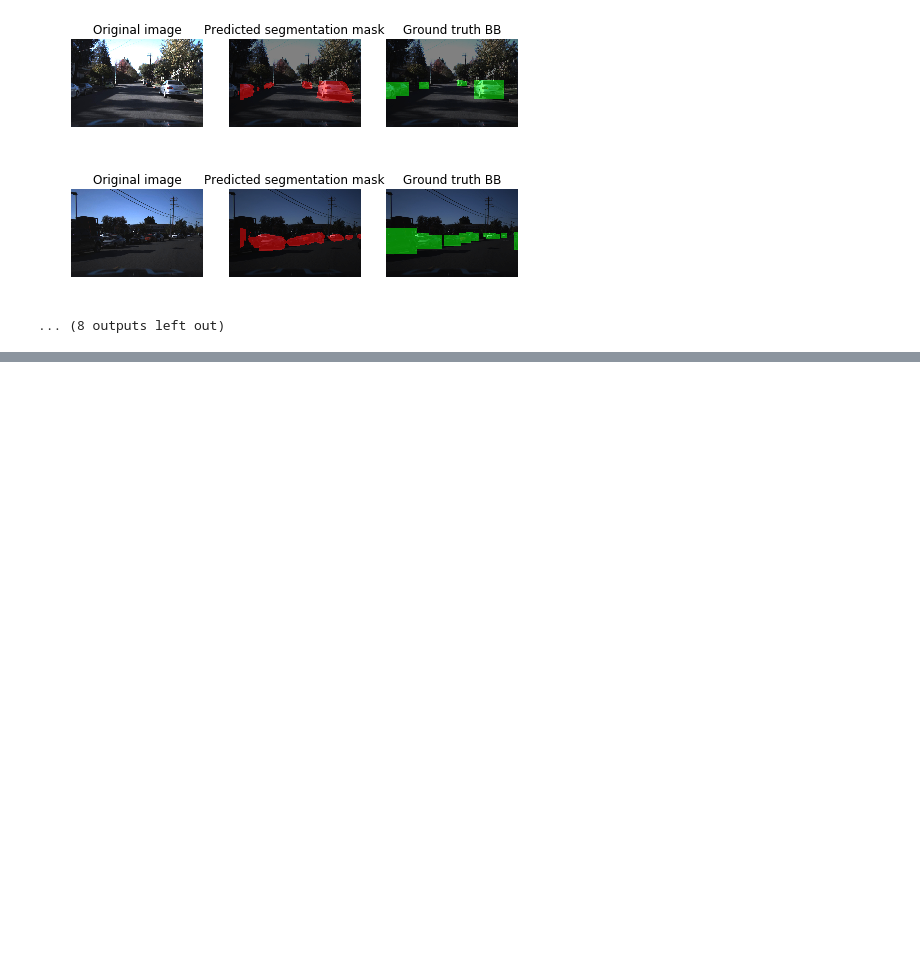
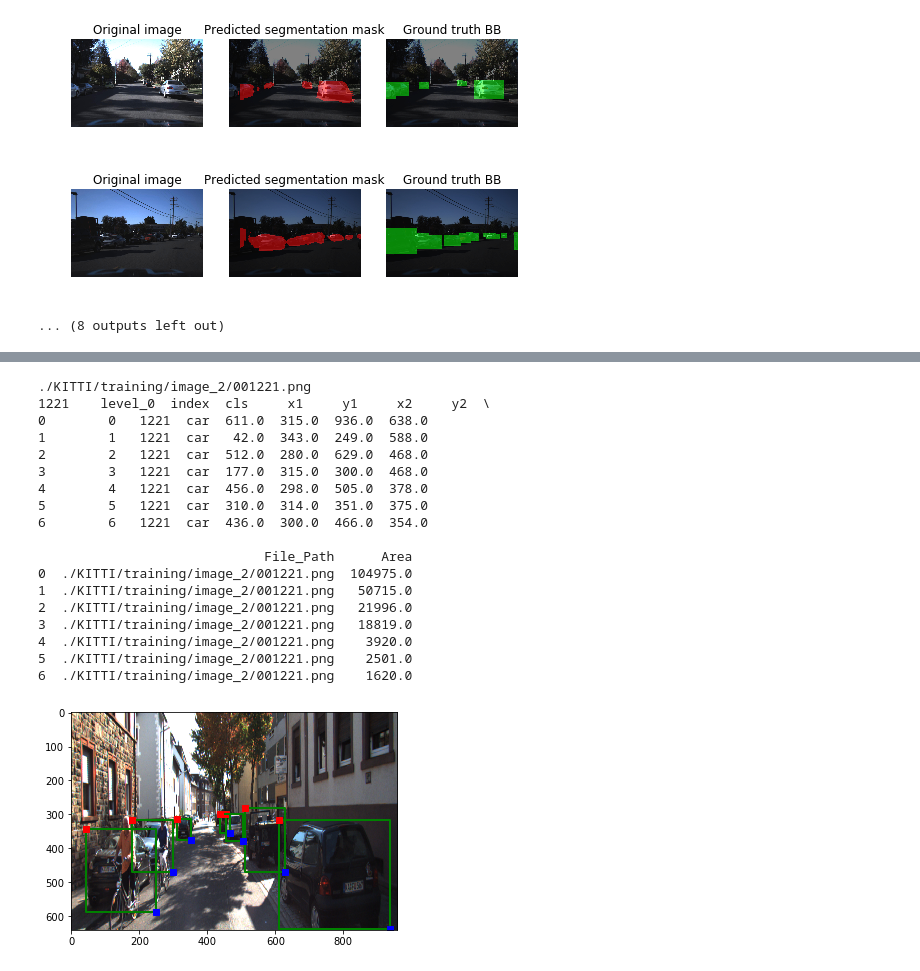
Before and after one commit to Walter1218/self_driving_car_ND, a Jupyter notebook: Vehicle_Detection_DeepLearning/Untitled.ipynb, the cells around one changed output, grey strips where cells are left out. Drawn from its saved outputs; the diff is of its cells as text; code cells hidden in the pictures; blank space fills up the shorter version.

```diff
--- a/Vehicle_Detection_DeepLearning/Untitled.ipynb
+++ b/Vehicle_Detection_DeepLearning/Untitled.ipynb
@@ -131,0 +132,2 @@ data.head()
+# %%
+data['File_Path'] =  './KITTI/training/image_2' + '/' +data['index'] + '.png'
@@ -673,0 +693,5 @@ for i in range(20):
+# %%
+#make anchors and target labels for input data()
+data = pd.read_csv('kitti.csv')
+data = data.drop('Unnamed: 0', 1)
+data.head()
@@ -673,0 +705,4 @@ for i in range(20):
+# %%
+data_car = data[(data['cls']=='car')].reset_index()
+data_car = data_car.drop('level_0', 1)
+data_car.head()
@@ -673,0 +750,46 @@ for i in range(20):
+# %%
+def plot_bbox(bb_boxes,ind_bb,color='r',linewidth=2):
+    ### Plot bounding box
+
+    bb_box_i = [bb_boxes.iloc[ind_bb]['x1'],
+                bb_boxes.iloc[ind_bb]['y1'],
+                bb_boxes.iloc[ind_bb]['x2'],
+                bb_boxes.iloc[ind_bb]['y2']]
+    plt.plot([bb_box_i[0],bb_box_i[2],bb_box_i[2],
+                  bb_box_i[0],bb_box_i[0]],
+             [bb_box_i[1],bb_box_i[1],bb_box_i[3],
+                  bb_box_i[3],bb_box_i[1]],
+             color,linewidth=linewidth)
+# %%
+name , img, bbox = get_image_name(data_car, 0, size = (960,640))
+print(name, bbox)
+plt.imshow(img)
+bbox_list = []
+for i in range(len(bbox)):
+    plot_bbox(bbox,i,'g')
+
+    bb_box_i = [bbox.iloc[i]['x1'],bbox.iloc[i]['y1'],
+                bbox.iloc[i]['x2'],bbox.iloc[i]['y2']]
+    plt.plot(bb_box_i[0],bb_box_i[1],'rs')
+    plt.plot(bb_box_i[2],bb_box_i[3],'bs')
+    bbox_list.append(bb_box_i)
+# %% [output]
+./KITTI/training/image_2/001221.png
+1221    level_0  index  cls     x1     y1     x2     y2  \
+0        0   1221  car  611.0  315.0  936.0  638.0
+1        1   1221  car   42.0  343.0  249.0  588.0
+2        2   1221  car  512.0  280.0  629.0  468.0
+3        3   1221  car  177.0  315.0  300.0  468.0
+4        4   1221  car  456.0  298.0  505.0  378.0
+5        5   1221  car  310.0  314.0  351.0  375.0
+6        6   1221  car  436.0  300.0  466.0  354.0
+
+                             File_Path      Area
+0  ./KITTI/training/image_2/001221.png  104975.0
+1  ./KITTI/training/image_2/001221.png   50715.0
+2  ./KITTI/training/image_2/001221.png   21996.0
+3  ./KITTI/training/image_2/001221.png   18819.0
+4  ./KITTI/training/image_2/001221.png    3920.0
+5  ./KITTI/training/image_2/001221.png    2501.0
+6  ./KITTI/training/image_2/001221.png    1620.0
+[figure, added]
```
Also changed, not shown: parts of 23 cells of this notebook, 41 other files.
